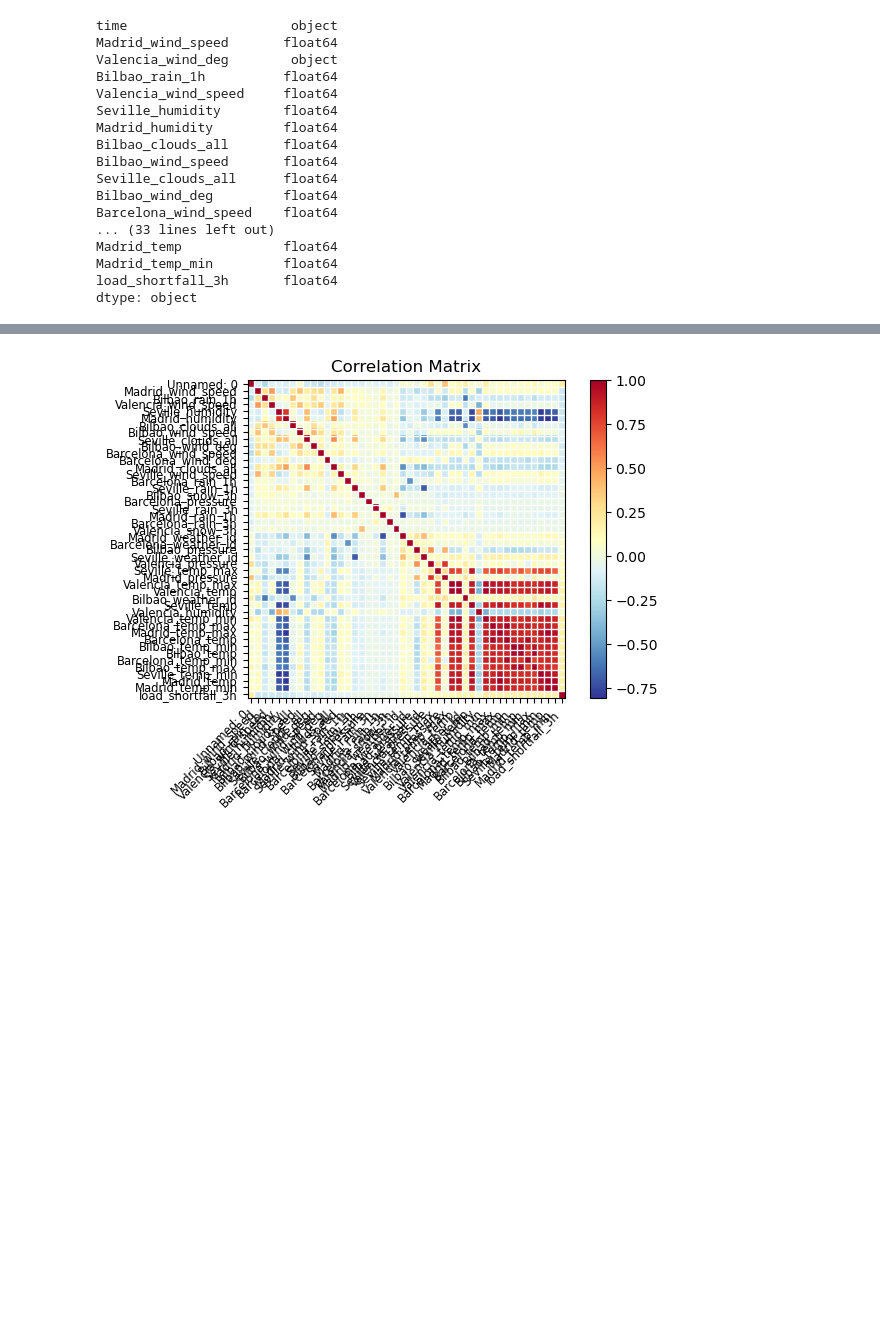
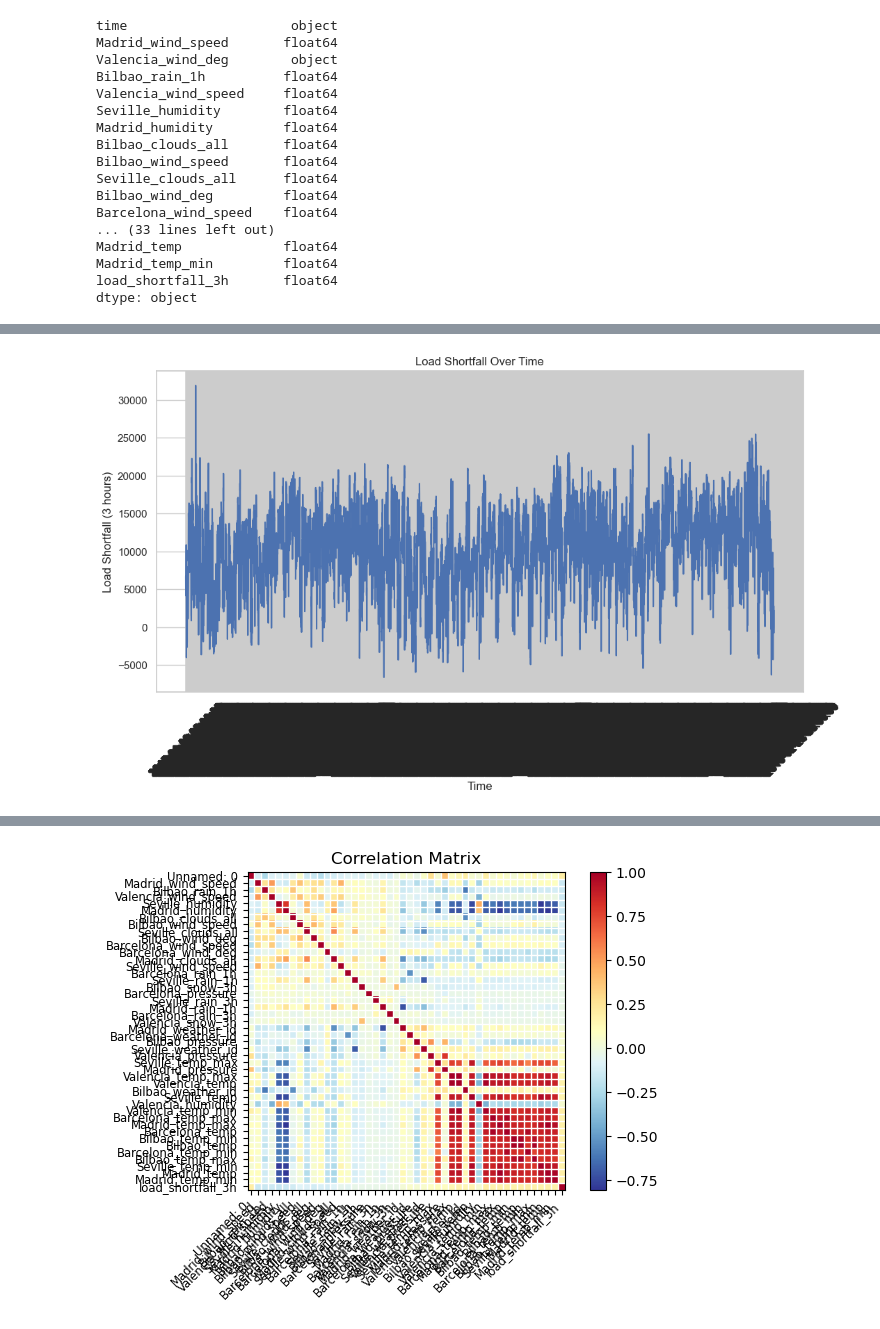
Before and after one commit to thabotladi/load-shortfall-regression-predict-api, a Jupyter notebook: Advanced_Regression/Advanced-Regression-Starter-Data/starter-notebook.ipynb, the cells around one changed output, grey strips where cells are left out. Drawn from its saved outputs; the diff is of its cells as text; code cells hidden in the pictures; blank space fills up the shorter version.

```diff
--- a/Advanced_Regression/Advanced-Regression-Starter-Data/starter-notebook.ipynb
+++ b/Advanced_Regression/Advanced-Regression-Starter-Data/starter-notebook.ipynb
@@ -302,0 +306,13 @@ NameError: name 'remove_col' is not defined
+# %%
+sns.set(style="whitegrid")
+
+# Plotting a line plot for 'time' and 'load_shortfall_3h'
+plt.figure(figsize=(12, 6))
+sns.lineplot(x='time', y='load_shortfall_3h', data=df)
+plt.title('Load Shortfall Over Time')
+plt.xlabel('Time')
+plt.ylabel('Load Shortfall (3 hours)')
+plt.xticks(rotation=45)
+plt.show()
+# %% [output]
+[figure, added]
```
Also changed, not shown: parts of 11 cells of this notebook.
